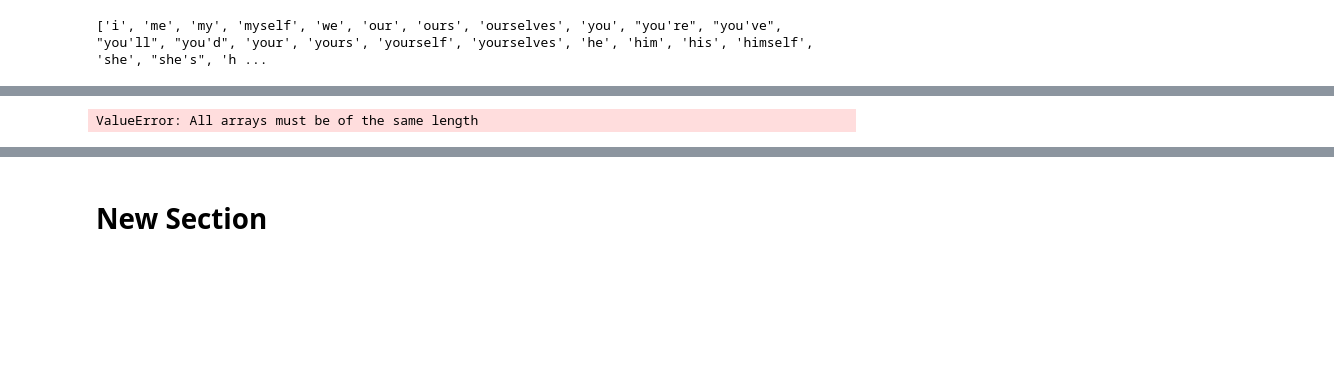
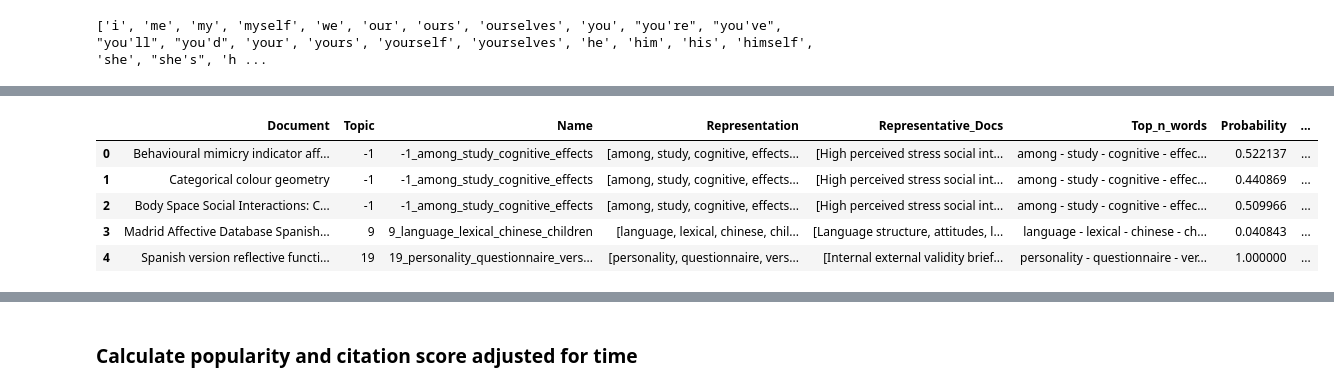
Before and after one commit to karwester/plosAnalysis, a Jupyter notebook: berTopic.ipynb, the cells around one changed output, grey strips where cells are left out. Cells and saved outputs as stored; diff of their text form; code cells hidden in the pictures; blank space fills up the shorter version.

```diff
--- a/berTopic.ipynb
+++ b/berTopic.ipynb
@@ -145,14 +151,21 @@ topic_model.visualize_barchart(top_n_topics=10)
 # %%
 #topic_model.reduce_topics(docs, nr_topics=10)
 #https://www.vennify.ai/bertopic-topic-modeling/
-predict new topic
+#predict new topic
+infor_doc=topic_model.get_document_info(titles)
+infor_doc.head()
 # %% [output]
-ValueError: All arrays must be of the same length
+|  | Document | Topic | Name | Representation | Representative_Docs | Top_n_words | Probability | ... |
+| 0 | Behavioural mimicry indicator aff... | -1 | -1_among_study_cognitive_effects | [among, study, cognitive, effects... | [High perceived stress social int... | among - study - cognitive - effec... | 0.522137 | ... |
+| 1 | Categorical colour geometry | -1 | -1_among_study_cognitive_effects | [among, study, cognitive, effects... | [High perceived stress social int... | among - study - cognitive - effec... | 0.440869 | ... |
+| 2 | Body Space Social Interactions: C... | -1 | -1_among_study_cognitive_effects | [among, study, cognitive, effects... | [High perceived stress social int... | among - study - cognitive - effec... | 0.509966 | ... |
+| 3 | Madrid Affective Database Spanish... | 9 | 9_language_lexical_chinese_children | [language, lexical, chinese, chil... | [Language structure, attitudes, l... | language - lexical - chinese - ch... | 0.040843 | ... |
+| 4 | Spanish version reflective functi... | 19 | 19_personality_questionnaire_vers... | [personality, questionnaire, vers... | [Internal external validity brief... | personality - questionnaire - ver... | 1.000000 | ... |
 # %%
 #https://maartengr.github.io/BERTopic/faq.html#why-does-it-take-so-long-to-import-bertopic
 # %%
 topic_model.visualize_hierarchy(top_n_topics=10)
 # %% [output]
 [interactive output not drawn]
-# %% [markdown]
-# New Section
+# %% [markdown]
+### Calculate popularity and citation score adjusted for time
```
Also changed, not shown: parts of 24 cells of this notebook, 1 other file.
